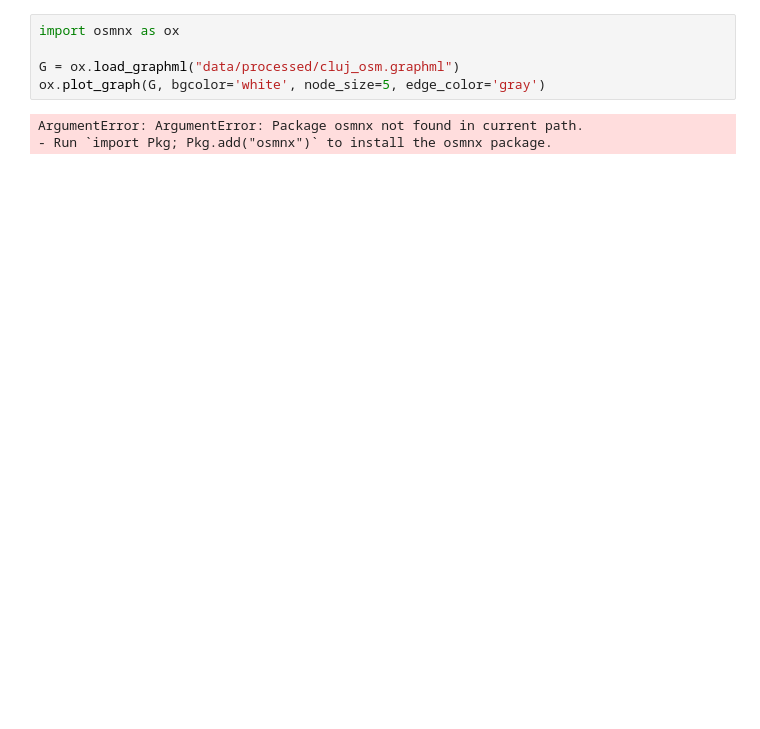
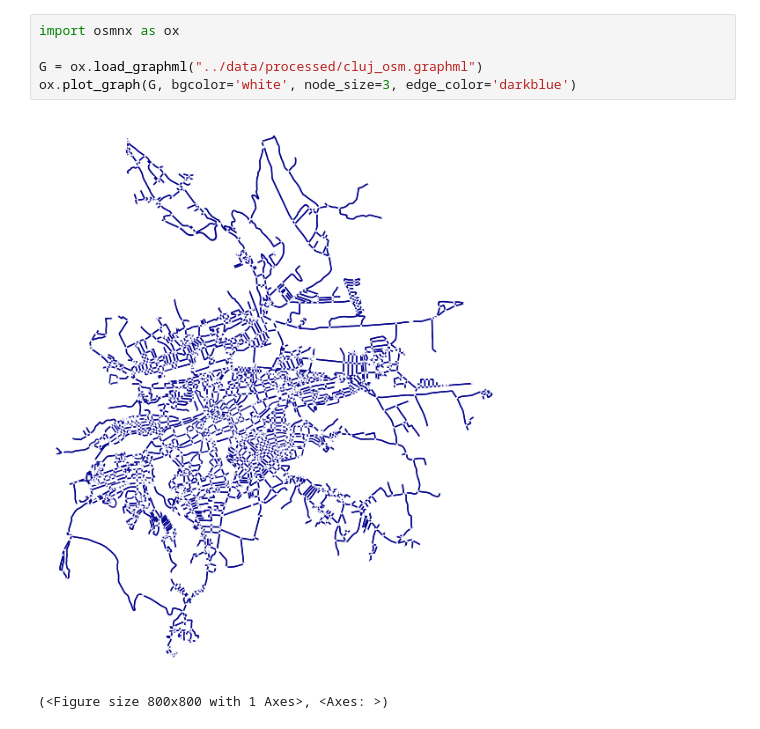
Before and after one commit to catapopa/urban-mobility-optimization-cluj, a Jupyter notebook: notebooks/01_data_exploration.ipynb, the cells around one changed output. Drawn from its saved outputs; the diff is of its cells as text; blank space fills up the shorter version.

```diff
--- a/notebooks/01_data_exploration.ipynb
+++ b/notebooks/01_data_exploration.ipynb
@@ -1,8 +1,8 @@
 # %%
 import osmnx as ox
 
-G = ox.load_graphml("data/processed/cluj_osm.graphml")
-ox.plot_graph(G, bgcolor='white', node_size=5, edge_color='gray')
+G = ox.load_graphml("../data/processed/cluj_osm.graphml")
+ox.plot_graph(G, bgcolor='white', node_size=3, edge_color='darkblue')
 # %% [output]
+[figure, added]
-ArgumentError: ArgumentError: Package osmnx not found in current path.
-- Run `import Pkg; Pkg.add("osmnx")` to install the osmnx package.
+(<Figure size 800x800 with 1 Axes>, <Axes: >)
```
Also changed, not shown: 2 other files.
